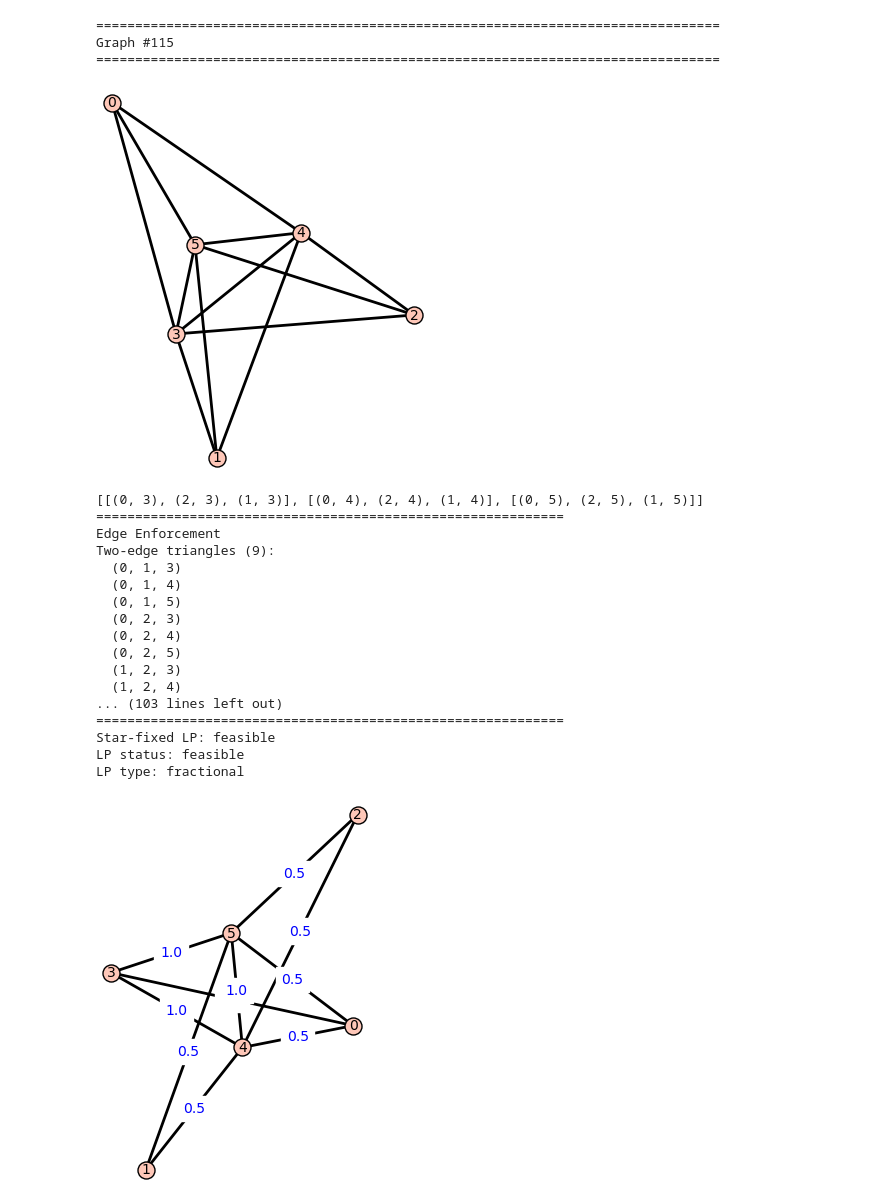
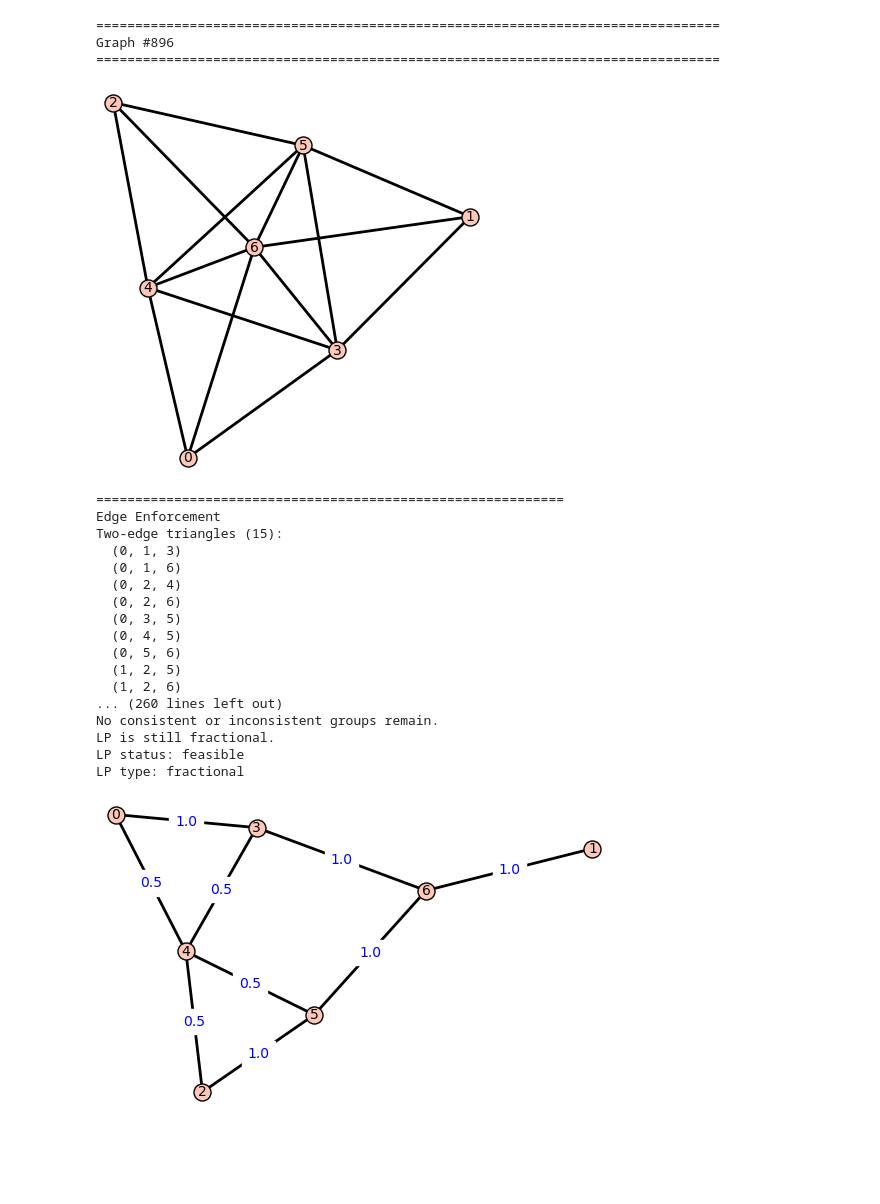
Before and after one commit to Hellwoodoo/Graph-Squares, a Jupyter notebook: Optimization of Graph Squares/Notebooks/EdgeEnforcementGraphSquares.ipynb, the cells around one changed output. Saved outputs shown, nothing was run; the diff lists cells and outputs as text; code cells hidden in the pictures; blank space fills up the shorter version.

```diff
--- a/Optimization of Graph Squares/Notebooks/EdgeEnforcementGraphSquares.ipynb
+++ b/Optimization of Graph Squares/Notebooks/EdgeEnforcementGraphSquares.ipynb
@@ -589,9 +817,9 @@ from matplotlib.backends.backend_pdf import PdfPages
 from sage.numerical.mip import MIPSolverException
 from sage.graphs.graph_generators import graphs as graph_gens
 
-n = 4
+n = 7
 ncpus = 12
-dir = f"max_edge_enforcement_graph_output"
+dir = f"max_edge_enforcement_iterative_graph_output"
 output_dir = os.path.join(dir, f"n={n}")
 output_pdf = os.path.join(output_dir, f"graph_results_n={n}.pdf")
 comparison_pdf = os.path.join(output_dir, f"graph_comparison_n={n}.pdf")
@@ -668,7 +896,8 @@ def process_graph(idx, G, label):
     is_noninteger = False
 
     try:
-        m, x = max_edge_enforcement_fixing_linear_program(G, false)
+        m, x = max_edge_enforcement_iterative_linear_program(G, false)
+        # m, x = max_edge_enforcement_fixing_linear_program(G, false)
         # m, x, a_lp, variables, assignment = max_edge_enforcement_no_fixing_linear_program(G, true)
         m.solve()
         solution_x = m.get_values(x)
@@ -874,6 +1104,6 @@ if mismatch_results:
 # %%
-n = 4
-filename = f"max_edge_enforcement_graph_output/n={n}/graph_summary_n={n}.txt"
+n = 7
+filename = f"max_edge_enforcement_iterative_graph_output/n={n}/graph_summary_n={n}.txt"
 
 summary = {}
 graph_info = {}
@@ -1052,6 +1282,5 @@ for idx in sorted(graph_info):
         f"Dismantlable={info['Dismantlable']}"
     )
 
-
     print()
 # %% [output]
@@ -1111,7 +1340,7 @@ def display_graph(idx=None, n=None, G=None):
     )
 
     try:
-        m, x = max_edge_enforcement_fixing_linear_program(G, true)
+        m, x = max_edge_enforcement_iterative_linear_program(G, true)
         # m, x, a_lp, variables, assignment = max_edge_enforcement_no_fixing_linear_program(G, true)
         m.solve()
 
@@ -1184,53 +1413,53 @@ def display_graph(idx=None, n=None, G=None):
 
         print("Edges:",
               sorted(H.edges(labels=False)))
 
         display(
             H.plot(
                 vertex_labels=True,
                 vertex_size=150,
                 edge_thickness=2,
                 title=f"Square root {i}"
             ).matplotlib()
         )
 
-display_graph(115, 6)
+display_graph(896, 7)
 # H = Graph()
 # H.add_edges([
 #     (0,1),(0,2),(0,3),
 #     (1,2),(1,3),
 #     (2,3)
 # ])
 # H.add_edges([
 #     (0,4),
 #     (1,5),
 #     (2,6),
 #     (3,7)
 # ])
 # G = graph_square(H)
 # display_graph(G=G)
 # %% [output]
 ================================================================================
-Graph #115
+Graph #896
 ================================================================================
-[figure, old version]
+[figure, new version]
-[[(0, 3), (2, 3), (1, 3)], [(0, 4), (2, 4), (1, 4)], [(0, 5), (2, 5), (1, 5)]]
 ============================================================
 Edge Enforcement
-Two-edge triangles (9):
+Two-edge triangles (15):
   (0, 1, 3)
-  (0, 1, 4)
-  (0, 1, 5)
-  (0, 2, 3)
+  (0, 1, 6)
   (0, 2, 4)
-  (0, 2, 5)
-  (1, 2, 3)
-  (1, 2, 4)
-... (103 lines left out)
-============================================================
-Star-fixed LP: feasible
+  (0, 2, 6)
+  (0, 3, 5)
+  (0, 4, 5)
+  (0, 5, 6)
+  (1, 2, 5)
+  (1, 2, 6)
+... (260 lines left out)
+No consistent or inconsistent groups remain.
+LP is still fractional.
 LP status: feasible
 LP type: fractional
-[figure, old version]
+[figure, new version]
 Square Roots
 ================================================================================
```
Also changed, not shown: parts of 4 cells of this notebook, 7 other files.
